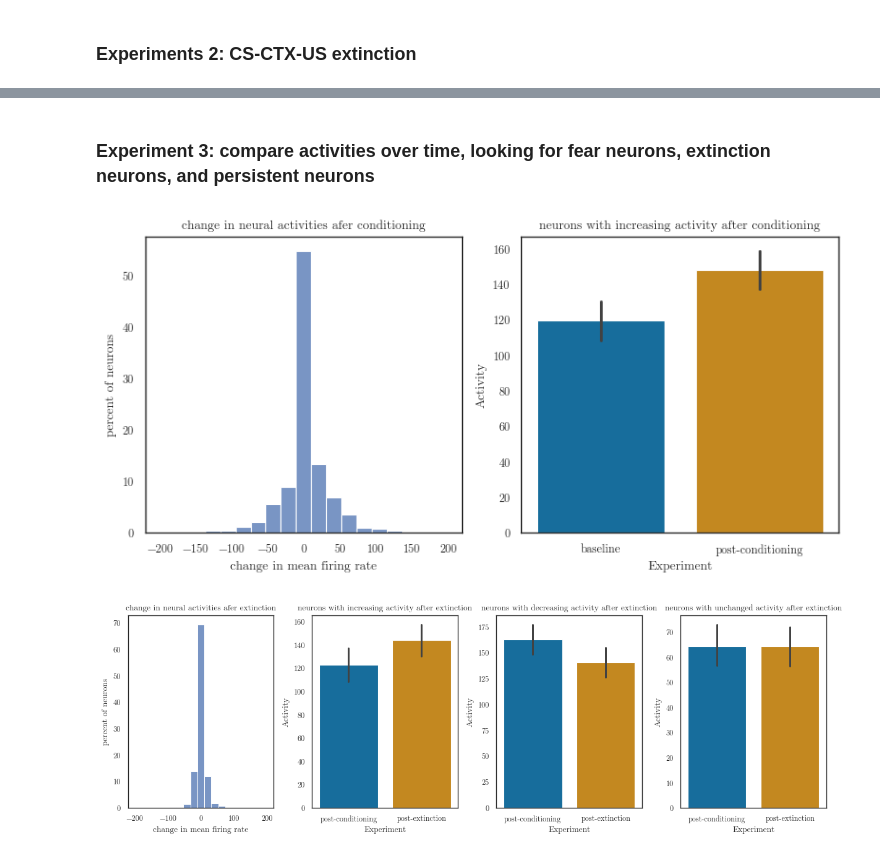
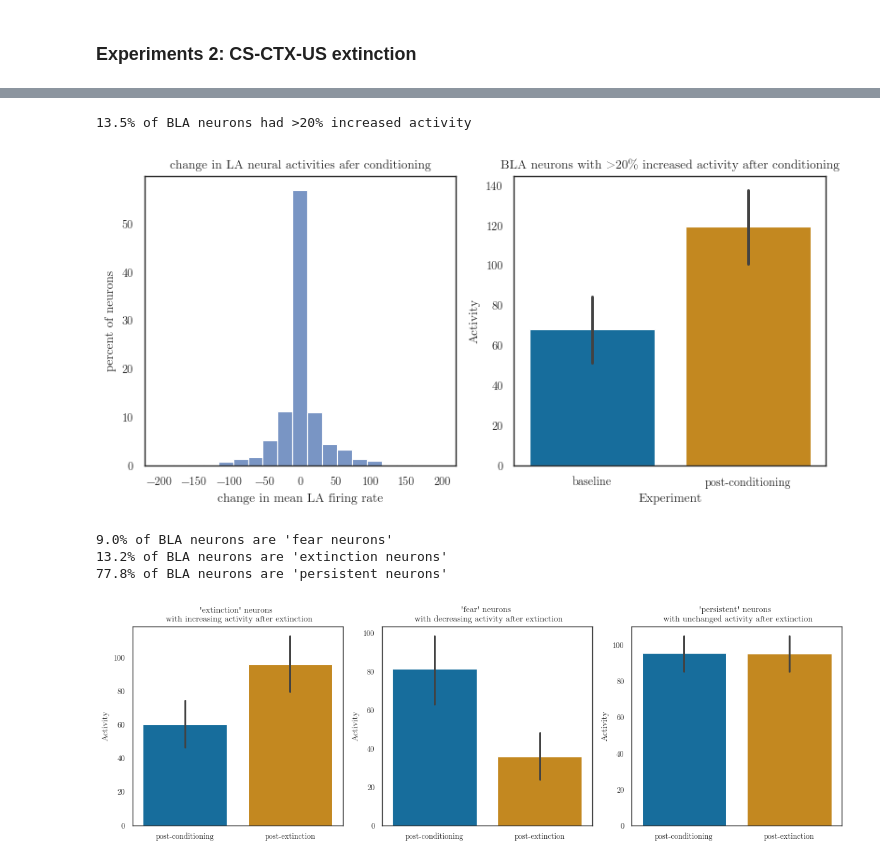
Before and after one commit to psipeter/amygdala, a Jupyter notebook: new.ipynb, the cells around one changed output, grey strips where cells are left out. Saved outputs shown, nothing was run; the diff lists cells and outputs as text; code cells hidden in the pictures.

Commit message:
basic behavior and activity results for LA/BLA/CeA model; need to play with dimensionality of CTX signal to get renewal expression closer to conditioning expression

```diff
--- a/new.ipynb
+++ b/new.ipynb
@@ -205,3 +270 @@ plt.tight_layout()
-# %% [markdown]
-### Experiment 3: compare activities over time, looking for fear neurons, extinction neurons, and persistent neurons
 # %%
@@ -216,45 +280,52 @@ for n in increasing_neurons:
 # %%
 fig, axes = plt.subplots(nrows=1, ncols=2, figsize=((8,4)))
 sns.histplot(dA_cond, ax=axes[0], bins=np.linspace(-200, 200, 20), stat='percent', palette=palette)
-axes[0].set(xlabel='change in mean firing rate', ylabel='percent of neurons',
-         title='change in neural activities afer conditioning')
-sns.barplot(data=data1, x='Experiment', y="Activity", palette=palette)
-axes[1].set(title="neurons with increasing activity after conditioning")
+axes[0].set(xlabel='change in mean LA firing rate', ylabel='percent of neurons',
+         title='change in LA neural activities afer conditioning')
+sns.barplot(data=data_BLA, x='Experiment', y="Activity", palette=palette)
+axes[1].set(title="BLA neurons with >20% increased activity after conditioning")
 plt.tight_layout()
+print(f"{len(increasing_neurons)/len(dA_cond)*100}% of BLA neurons had >20% increased activity")
 # %% [output]
+13.5% of BLA neurons had >20% increased activity
-[figure, old version]
+[figure, new version]
 # %%
-A_post_cond = sim.data[pSpikes][int(2*(nCond+1)/dt): int(2*(nCond+2)/dt)]
-A_post_ext = sim.data[pSpikes][-int(2/dt):]
-A_thr = 10  # hz
+A_post_cond = sim.data[pBLA_spikes][T_expression_cond_inactive: T_expression_cond_active]
+A_post_ext = sim.data[pBLA_spikes][T_expression_ext_inactive: T_expression_ext_active]
 dA_ext = np.mean(A_post_ext - A_post_cond, axis=0)
-extinction_neurons = np.where(dA_ext>A_thr)[0]
-fear_neurons = np.where(dA_ext<-A_thr)[0]
+A_thr_pos = 1.2  # neurons are "increasing" if they fire >20% more than the post-conditioning baseline
+A_thr_neg = 0.8  # neurons are "decreasing" if they fire at <80% of post-conditioning baseline
+extinction_neurons = np.where(np.mean(A_post_ext, axis=0) > A_thr_pos*np.mean(A_post_cond, axis=0))[0]
+fear_neurons = np.where(np.mean(A_post_ext, axis=0) < A_thr_neg*np.mean(A_post_cond, axis=0))[0]
 all_neurons = np.arange(dA_ext.shape[0])
 nonpersistent_neurons = np.concatenate((extinction_neurons, fear_neurons))
 persistent_neurons = np.setdiff1d(all_neurons, nonpersistent_neurons)
+print(f"{len(fear_neurons)/len(dA_ext)*100:.3}% of BLA neurons are 'fear neurons'")
+print(f"{len(extinction_neurons)/len(dA_ext)*100:.3}% of BLA neurons are 'extinction neurons'")
+print(f"{len(persistent_neurons)/len(dA_ext)*100:.3}% of BLA neurons are 'persistent neurons'")
 
-data2 = pd.DataFrame(columns=["neuron", "type", "Activity", "Experiment"])
+data_BLA_types = pd.DataFrame(columns=["neuron", "type", "Activity", "Experiment"])
 for n in fear_neurons:
-    data2 = data2.append({"neuron": n, "type": "fear", "Activity": np.mean(A_post_cond[:,n]), "Experiment": "post-conditioning"}, ignore_index=True)
-    data2 = data2.append({"neuron": n, "type": "fear", "Activity": np.mean(A_post_ext[:,n]), "Experiment": "post-extinction"}, ignore_index=True)
+    data_BLA_types = data_BLA_types.append({"neuron": n, "type": "fear", "Activity": np.mean(A_post_cond[:,n]), "Experiment": "post-conditioning"}, ignore_index=True)
+    data_BLA_types = data_BLA_types.append({"neuron": n, "type": "fear", "Activity": np.mean(A_post_ext[:,n]), "Experiment": "post-extinction"}, ignore_index=True)
 for n in persistent_neurons:
-    data2 = data2.append({"neuron": n, "type": "persistent", "Activity": np.mean(A_post_cond[:,n]), "Experiment": "post-conditioning"}, ignore_index=True)
-    data2 = data2.append({"neuron": n, "type": "persistent", "Activity": np.mean(A_post_ext[:,n]), "Experiment": "post-extinction"}, ignore_index=True)
+    data_BLA_types = data_BLA_types.append({"neuron": n, "type": "persistent", "Activity": np.mean(A_post_cond[:,n]), "Experiment": "post-conditioning"}, ignore_index=True)
+    data_BLA_types = data_BLA_types.append({"neuron": n, "type": "persistent", "Activity": np.mean(A_post_ext[:,n]), "Experiment": "post-extinction"}, ignore_index=True)
 for n in extinction_neurons:
-    data2 = data2.append({"neuron": n, "type": "extinction", "Activity": np.mean(A_post_cond[:,n]), "Experiment": "post-conditioning"}, ignore_index=True)
-    data2 = data2.append({"neuron": n, "type": "extinction", "Activity": np.mean(A_post_ext[:,n]), "Experiment": "post-extinction"}, ignore_index=True)
+    data_BLA_types = data_BLA_types.append({"neuron": n, "type": "extinction", "Activity": np.mean(A_post_cond[:,n]), "Experiment": "post-conditioning"}, ignore_index=True)
+    data_BLA_types = data_BLA_types.append({"neuron": n, "type": "extinction", "Activity": np.mean(A_post_ext[:,n]), "Experiment": "post-extinction"}, ignore_index=True)
+# %% [output]
+9.0% of BLA neurons are 'fear neurons'
+13.2% of BLA neurons are 'extinction neurons'
+77.8% of BLA neurons are 'persistent neurons'
 # %%
-fig, axes = plt.subplots(nrows=1, ncols=4, figsize=((12,4)))
-sns.histplot(dA_ext, bins=np.linspace(-200, 200, 20), stat='percent', palette=palette, ax=axes[0])
-axes[0].set(xlabel='change in mean firing rate', ylabel='percent of neurons',
-         title='change in neural activities afer extinction')
-sns.barplot(data=data2.query("type=='extinction'"), x='Experiment', y="Activity", palette=palette, ax=axes[1])
-axes[1].set(title="neurons with increasing activity after extinction")
-sns.barplot(data=data2.query("type=='fear'"), x='Experiment', y="Activity", palette=palette, ax=axes[2])
-axes[2].set(title="neurons with decreasing activity after extinction")
-sns.barplot(data=data2.query("type=='persistent'"), x='Experiment', y="Activity", palette=palette, ax=axes[3])
-axes[3].set(title="neurons with unchanged activity after extinction")
+fig, axes = plt.subplots(nrows=1, ncols=3, figsize=((12,4)))
+sns.barplot(data=data_BLA_types.query("type=='extinction'"), x='Experiment', y="Activity", palette=palette, ax=axes[0])
+axes[0].set(title="'extinction' neurons \n with increasing activity after extinction", xlabel=None)
+sns.barplot(data=data_BLA_types.query("type=='fear'"), x='Experiment', y="Activity", palette=palette, ax=axes[1])
+axes[1].set(title="'fear' neurons \n with decreasing activity after extinction", xlabel=None)
+sns.barplot(data=data_BLA_types.query("type=='persistent'"), x='Experiment', y="Activity", palette=palette, ax=axes[2])
+axes[2].set(title="'persistent' neurons \n with unchanged activity after extinction", xlabel=None)
 plt.tight_layout()
 # %% [output]
-[figure, old version]
+[figure, new version]
```
Also changed, not shown: parts of 17 cells of this notebook.
